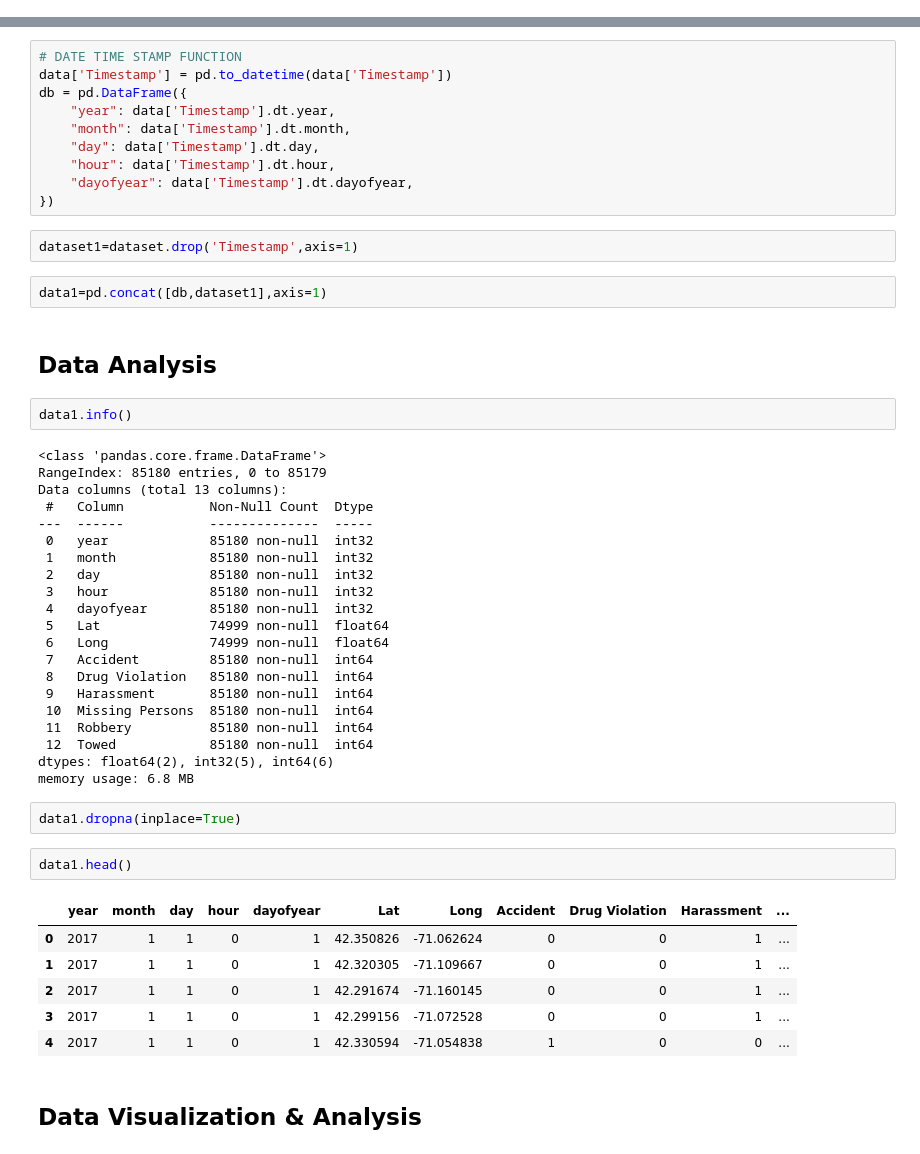
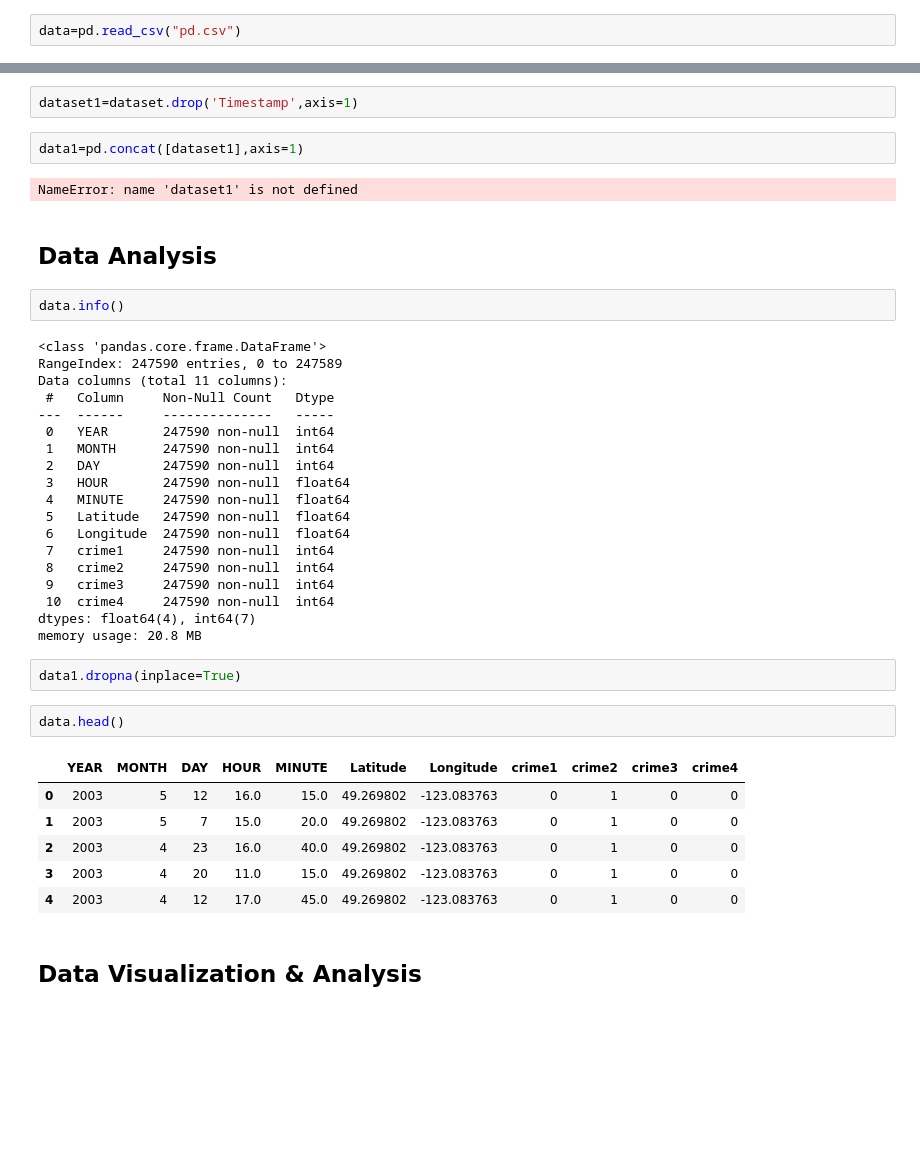
Before and after one commit to yashwaldia/Justice-Lens, a Jupyter notebook: PAASBAAN-crime-prediction/CrimePrediction.ipynb, the cells around one changed output, grey strips where cells are left out. Saved outputs shown, nothing was run; the diff lists cells and outputs as text; blank space fills up the shorter version.

```diff
--- a/PAASBAAN-crime-prediction/CrimePrediction.ipynb
+++ b/PAASBAAN-crime-prediction/CrimePrediction.ipynb
@@ -14,3 +12,5 @@ data=pd.read_csv("C:/Users/Yash Waldia/Desktop/crime1/PAASBAAN-crime-prediction/
+# %%
+data=pd.read_csv("pd.csv")
 # %%
 dataset.head()
 # %% [output]
@@ -53,53 +30,43 @@ Name: Timestamp, Length: 85180, dtype: datetime64[ns]
-# %%
-# DATE TIME STAMP FUNCTION
-data['Timestamp'] = pd.to_datetime(data['Timestamp'])
-db = pd.DataFrame({
-    "year": data['Timestamp'].dt.year,
-    "month": data['Timestamp'].dt.month,
-    "day": data['Timestamp'].dt.day,
-    "hour": data['Timestamp'].dt.hour,
-    "dayofyear": data['Timestamp'].dt.dayofyear,
-})
 # %%
 dataset1=dataset.drop('Timestamp',axis=1)
 # %%
-data1=pd.concat([db,dataset1],axis=1)
+data1=pd.concat([dataset1],axis=1)
+# %% [output]
+NameError: name 'dataset1' is not defined
 # %% [markdown]
 ## Data Analysis
 # %%
-data1.info()
+data.info()
 # %% [output]
 <class 'pandas.core.frame.DataFrame'>
-RangeIndex: 85180 entries, 0 to 85179
-Data columns (total 13 columns):
- #   Column           Non-Null Count  Dtype
----  ------           --------------  -----
- 0   year             85180 non-null  int32
- 1   month            85180 non-null  int32
- 2   day              85180 non-null  int32
- 3   hour             85180 non-null  int32
- 4   dayofyear        85180 non-null  int32
- 5   Lat              74999 non-null  float64
- 6   Long             74999 non-null  float64
- 7   Accident         85180 non-null  int64
- 8   Drug Violation   85180 non-null  int64
- 9   Harassment       85180 non-null  int64
- 10  Missing Persons  85180 non-null  int64
- 11  Robbery          85180 non-null  int64
- 12  Towed            85180 non-null  int64
-dtypes: float64(2), int32(5), int64(6)
-memory usage: 6.8 MB
+RangeIndex: 247590 entries, 0 to 247589
+Data columns (total 11 columns):
+ #   Column     Non-Null Count   Dtype
+---  ------     --------------   -----
+ 0   YEAR       247590 non-null  int64
+ 1   MONTH      247590 non-null  int64
+ 2   DAY        247590 non-null  int64
+ 3   HOUR       247590 non-null  float64
+ 4   MINUTE     247590 non-null  float64
+ 5   Latitude   247590 non-null  float64
+ 6   Longitude  247590 non-null  float64
+ 7   crime1     247590 non-null  int64
+ 8   crime2     247590 non-null  int64
+ 9   crime3     247590 non-null  int64
+ 10  crime4     247590 non-null  int64
+dtypes: float64(4), int64(7)
+memory usage: 20.8 MB
 # %%
 data1.dropna(inplace=True)
 # %%
-data1.head()
+data.head()
 # %% [output]
-|  | year | month | day | hour | dayofyear | Lat | Long | Accident | Drug Violation | Harassment | ... |
-| 0 | 2017 | 1 | 1 | 0 | 1 | 42.350826 | -71.062624 | 0 | 0 | 1 | ... |
-| 1 | 2017 | 1 | 1 | 0 | 1 | 42.320305 | -71.109667 | 0 | 0 | 1 | ... |
-| 2 | 2017 | 1 | 1 | 0 | 1 | 42.291674 | -71.160145 | 0 | 0 | 1 | ... |
-| 3 | 2017 | 1 | 1 | 0 | 1 | 42.299156 | -71.072528 | 0 | 0 | 1 | ... |
-| 4 | 2017 | 1 | 1 | 0 | 1 | 42.330594 | -71.054838 | 1 | 0 | 0 | ... |
+|  | YEAR | MONTH | DAY | HOUR | MINUTE | Latitude | Longitude | crime1 | crime2 | crime3 | crime4 |
+| 0 | 2003 | 5 | 12 | 16.0 | 15.0 | 49.269802 | -123.083763 | 0 | 1 | 0 | 0 |
+| 1 | 2003 | 5 | 7 | 15.0 | 20.0 | 49.269802 | -123.083763 | 0 | 1 | 0 | 0 |
+| 2 | 2003 | 4 | 23 | 16.0 | 40.0 | 49.269802 | -123.083763 | 0 | 1 | 0 | 0 |
+| 3 | 2003 | 4 | 20 | 11.0 | 15.0 | 49.269802 | -123.083763 | 0 | 1 | 0 | 0 |
+| 4 | 2003 | 4 | 12 | 17.0 | 45.0 | 49.269802 | -123.083763 | 0 | 1 | 0 | 0 |
 # %% [markdown]
 ## Data Visualization & Analysis
 # %%
```
Also changed, not shown: parts of 36 cells of this notebook, 15 other files.
